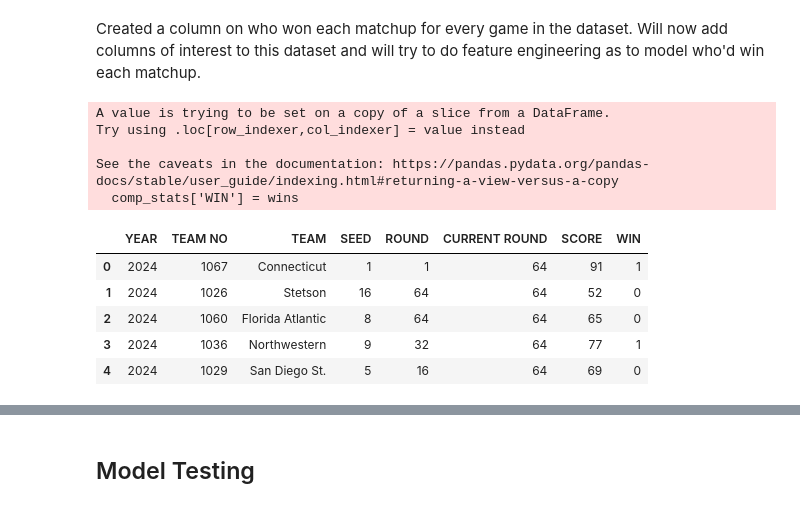
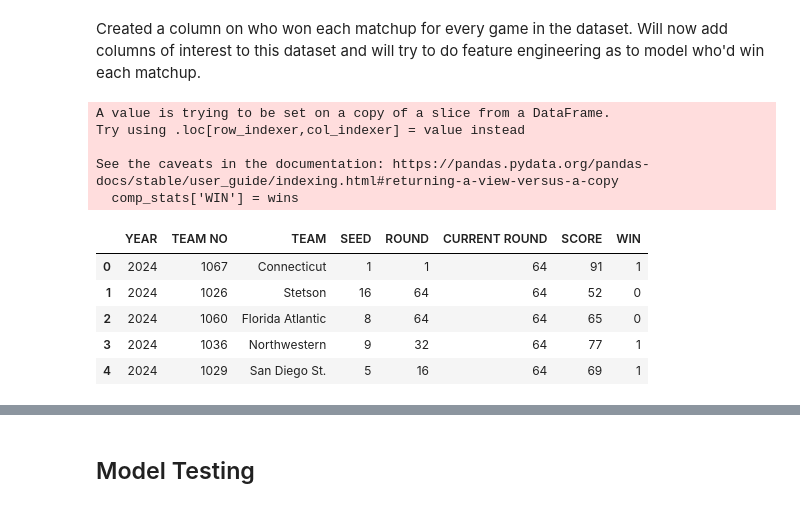
Before and after one commit to nicholaskim1004/MarchMadness, a Jupyter notebook: madness.ipynb, the cells around one changed output, grey strips where cells are left out. Drawn from its saved outputs; the diff is of its cells as text; code cells hidden in the pictures.

```diff
--- a/madness.ipynb
+++ b/madness.ipynb
@@ -618,29 +568,28 @@ coach_perf['YRS'] = [['2003-2021'],['1995-2025'],['2007-2013'],['2000-2009','200
 Created a column on who won each matchup for every game in the dataset. Will now add columns of interest to this dataset and will try to do feature engineering as to model who'd win each matchup.
 # %%
 wins = []
-for i in range(len(team_matchups)//2):
+for i in range(0,len(team_matchups)-1,2):
     if team_matchups.iloc[i,8] > team_matchups.iloc[i+1,8]:
         wins.append(1)
         wins.append(0)
     else:
         wins.append(0)
         wins.append(1)
-    i += 2
 
 comp_stats = team_matchups.iloc[:,[0,3,4,5,6,7,8]]
 comp_stats['WIN'] = wins
 
 comp_stats.head()
 # %% [output]
 A value is trying to be set on a copy of a slice from a DataFrame.
 Try using .loc[row_indexer,col_indexer] = value instead
 
 See the caveats in the documentation: https://pandas.pydata.org/pandas-docs/stable/user_guide/indexing.html#returning-a-view-versus-a-copy
   comp_stats['WIN'] = wins
 |  | YEAR | TEAM NO | TEAM | SEED | ROUND | CURRENT ROUND | SCORE | WIN |
 | 0 | 2024 | 1067 | Connecticut | 1 | 1 | 64 | 91 | 1 |
 | 1 | 2024 | 1026 | Stetson | 16 | 64 | 64 | 52 | 0 |
 | 2 | 2024 | 1060 | Florida Atlantic | 8 | 64 | 64 | 65 | 0 |
 | 3 | 2024 | 1036 | Northwestern | 9 | 32 | 64 | 77 | 1 |
-| 4 | 2024 | 1029 | San Diego St. | 5 | 16 | 64 | 69 | 0 |
+| 4 | 2024 | 1029 | San Diego St. | 5 | 16 | 64 | 69 | 1 |
 # %%
```
Also changed, not shown: parts of 10 cells of this notebook, 1 other file.
